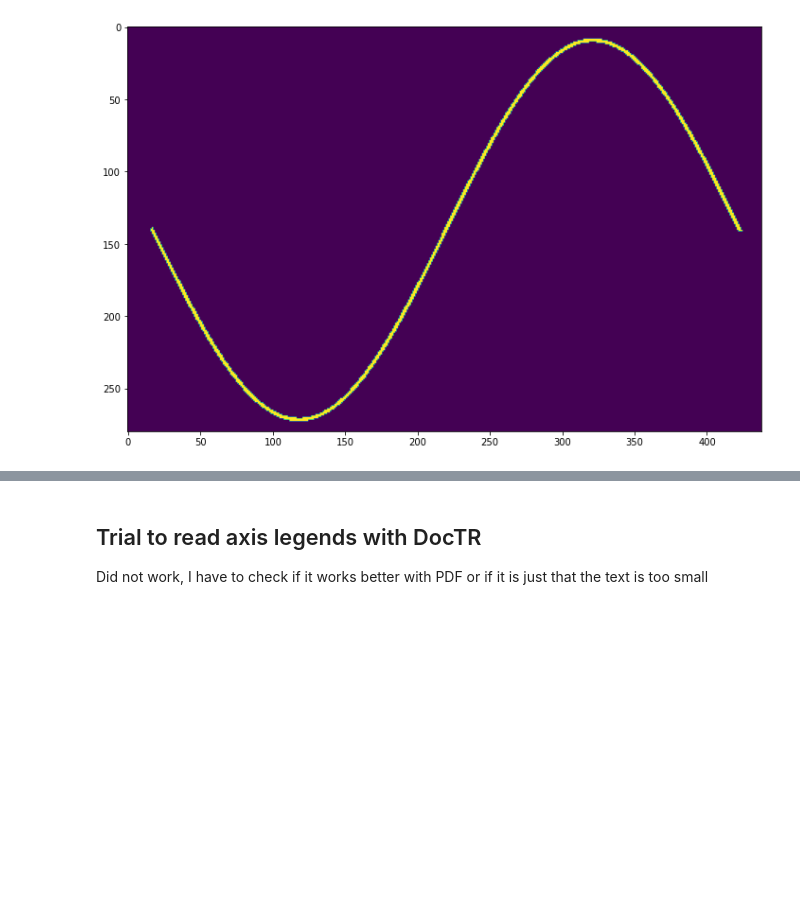
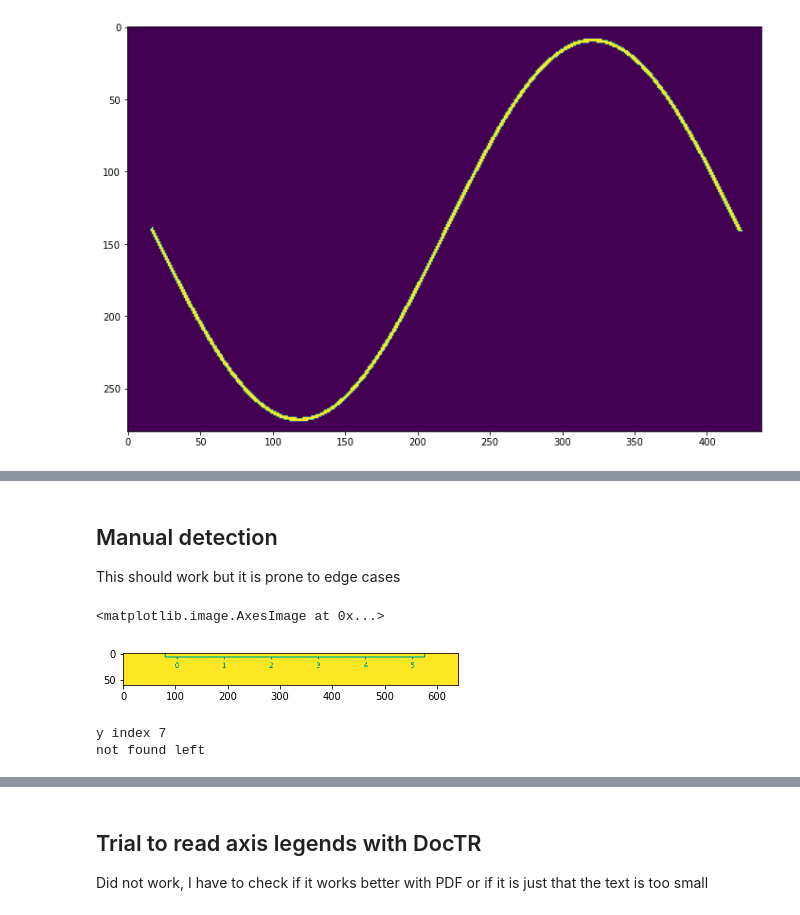
Before and after one commit to SsayanJ/graph-reader, a Jupyter notebook: sandbox.ipynb, the cells around one changed output, grey strips where cells are left out. Cells and saved outputs as stored; diff of their text form; code cells hidden in the pictures; blank space fills up the shorter version.

```diff
--- a/sandbox.ipynb
+++ b/sandbox.ipynb
@@ -181,0 +197,11 @@ for i in range(a):
+# %% [markdown]
+## Manual detection
+This should work but it is prone to edge cases
+# %%
+grey_ax = cv2.cvtColor(gr.x_axis_roi, cv2.COLOR_BGR2GRAY)
+# plt.imshow(grey_ax <10)
+_, bandw = cv2.threshold(grey_ax, 50,255,cv2.THRESH_BINARY)
+plt.imshow(bandw)
+# %% [output]
+<matplotlib.image.AxesImage at 0x...>
+[figure, added]
@@ -181,0 +211,13 @@ for i in range(a):
+# %%
+reload(graph_reader)
+
+sample_line = r"sample_graphs\double_tiretee_simple.png"
+sample_line = r"sample_graphs\line simple.png"
+sample_line = r"sample_graphs\double_sincos.png"
+
+gr = graph_reader.GraphReader()
+gr.from_image(sample_line, 300)
+# x_ticks, y_ticks = gr.detect_axis_ticks()
+# %% [output]
+y index 7
+not found left
```
Also changed, not shown: parts of 31 cells of this notebook, 3 other files.
